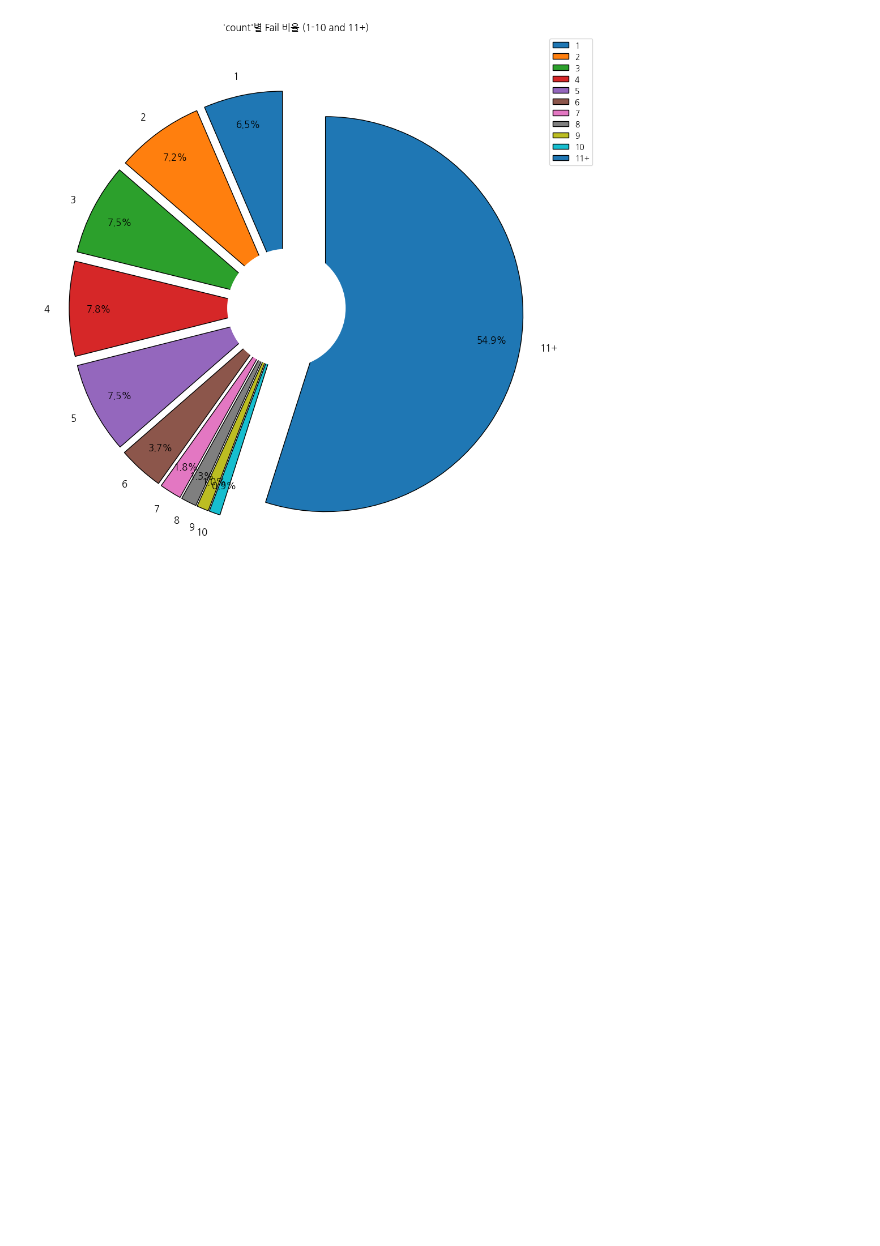
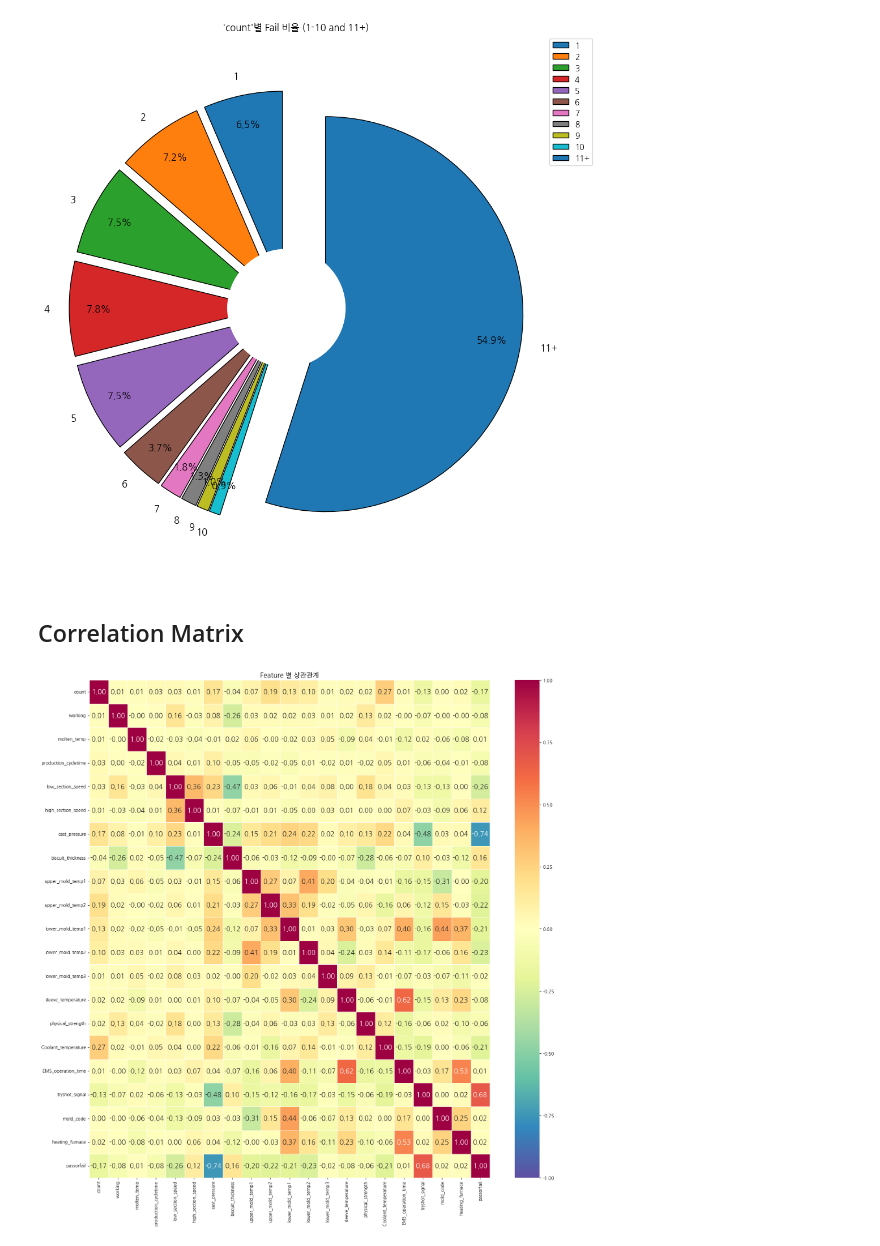
Before and after one commit to greatsangho/2024-Kamp-Competition, a Jupyter notebook: KampPreprocessedDataEDA.ipynb, the cells around one changed output. Drawn from its saved outputs; the diff is of its cells as text; code cells hidden in the pictures; blank space fills up the shorter version.

Commit message:
Processed Data EDA - 4

```diff
--- a/KampPreprocessedDataEDA.ipynb
+++ b/KampPreprocessedDataEDA.ipynb
@@ -110,3 +112,27 @@ plt.tight_layout()
 plt.show()
 # %% [output]
 [figure]
+# %% [markdown]
+## Correlation Matrix
+# %%
+try :
+    data = data.drop(columns=['count_group'])
+except : pass
+
+corr_mat = data.corr()
+
+fig, axe = plt.subplots(figsize=(20, 20))
+sns.heatmap(corr_mat,
+            annot=True,
+            cmap='Spectral_r',
+            fmt='.2f',
+            vmin=-1,
+            vmax=1,
+            center=0,
+            annot_kws={'size' : 10, 'size' : 15},
+            linewidths=0.5)
+
+plt.title('Feature 별 상관관계', fontsize=15)
+plt.show()
+# %% [output]
+[figure, added]
```
Also changed, not shown: parts of 3 cells of this notebook, 20 other files.
